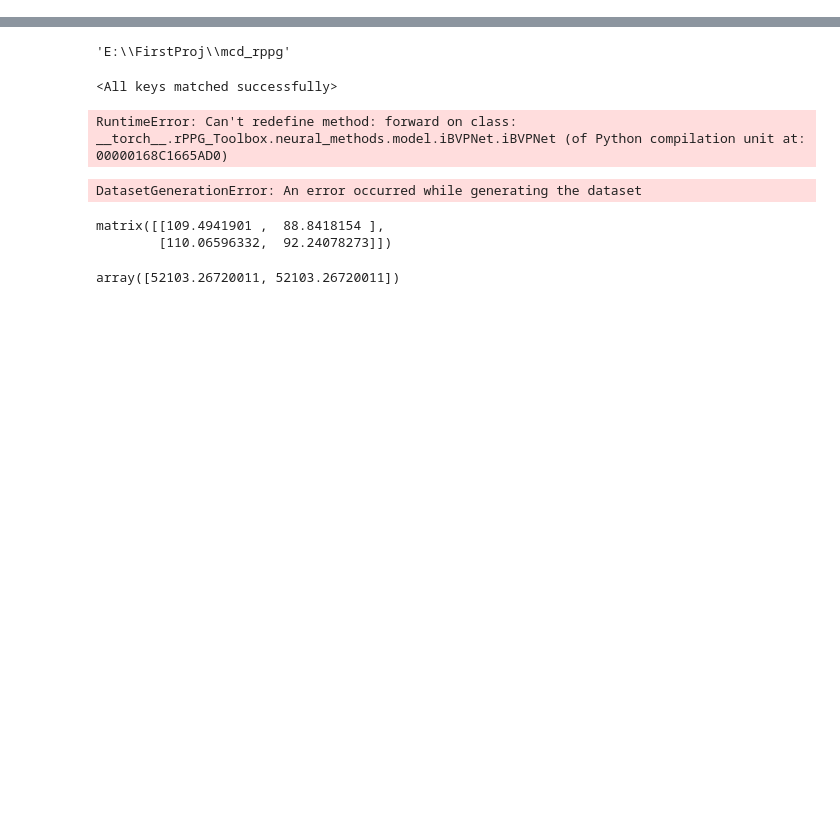
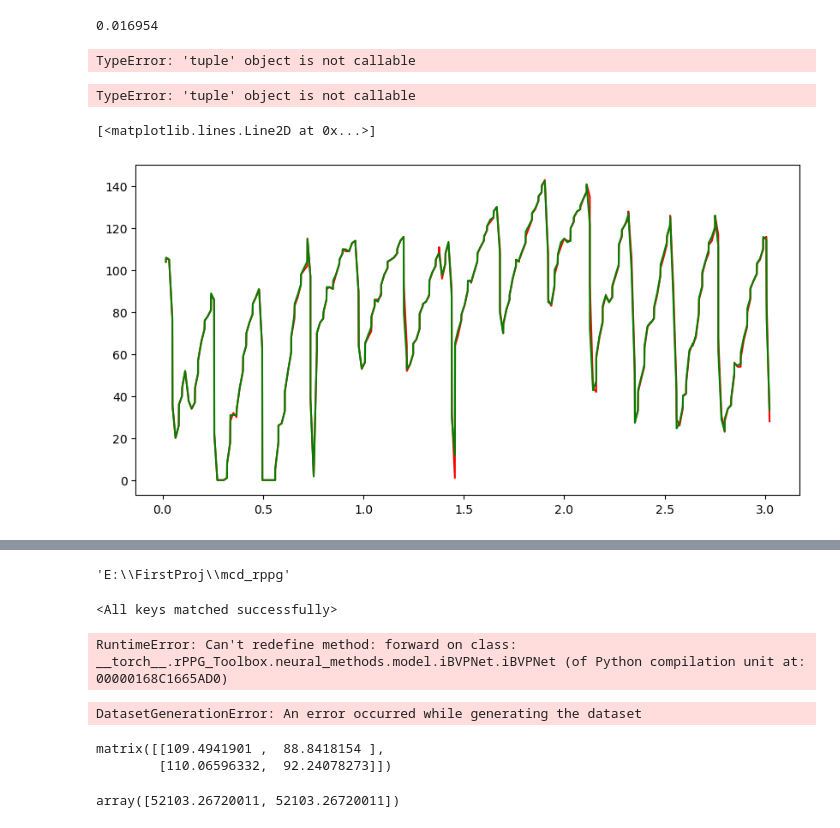
Before and after one commit to Ivan-Kucherov/rppg, a Jupyter notebook: test.ipynb, the cells around one changed output, grey strips where cells are left out. Drawn from its saved outputs; the diff is of its cells as text; code cells hidden in the pictures; blank space fills up the shorter version.

Commit message:
test sync_ppg

```diff
--- a/test.ipynb
+++ b/test.ipynb
@@ -3,0 +22,4 @@ import yaml
+# %%
+video = path + str(df.iloc[0]['video'])
+ppg = path + str(df.iloc[0]['ppg'])
+ppg_sync = path + str(df.iloc[0]['ppg_sync'])
@@ -3,0 +44,9 @@ import yaml
+# %%
+len = frames.shape[0]
+with open(ppg_sync, "r") as f:
+    str1 = f.read()
+    str1 = str1.split("\n")[:-1]
+    bvp = [float(x.split()[0]) for x in str1]
+bvp1 = bvp
+# %%
+video_time_ = (np.array(video_time) - video_time[0])
@@ -3,0 +73,15 @@ import yaml
+# %%
+with open(ppg, "r") as f:
+    str1 = f.read()
+    str1 = str1.split("\n")[:-1]
+    time_bvp = []
+    bvp = []
+    for x in str1:
+        bvp.append(float(x.split()[0]))
+        time_bvp.append(datetime.datetime.strptime(' '.join(x.split()[1:]),'%Y-%m-%d %H:%M:%S.%f'))
+    sec = np.vectorize(lambda x: x.total_seconds())
+    video_time_ = sec(np.array(video_time) - video_time[0])
+    bvp_time_ = sec(np.array(time_bvp) - video_time[0])
+    inter = splrep(x=bvp_time_,y=bvp, s=0)
+    bvp_inter = np.interp(video_time_, bvp_time_, bvp)#splev(x = video_time_,tck=inter,der=0)
+bvp2 = bvp_inter
@@ -3,0 +136,20 @@ import yaml
+# %%
+bvp_time_[0]
+# %% [output]
+0.016954
+# %%
+inter(bvp_time_[0])
+# %% [output]
+TypeError: 'tuple' object is not callable
+# %%
+[inter(x) for i in bvp_time_[:len]]
+# %% [output]
+TypeError: 'tuple' object is not callable
+# %%
+len = frames.__len__()
+plt.figure(figsize=(10,5))
+plt.plot(bvp_time_[:len],bvp1[:len], color='r')
+plt.plot(bvp_time_[:len],bvp2[:len], color='g')
+# %% [output]
+[<matplotlib.lines.Line2D at 0x...>]
+[figure, added]
```
Also changed, not shown: parts of 23 cells of this notebook.
